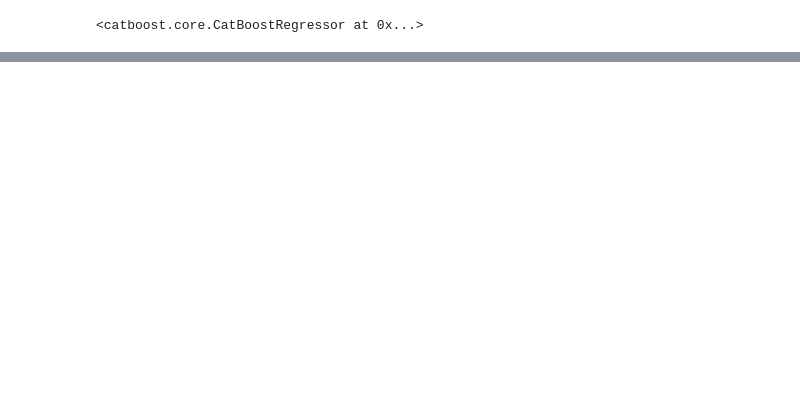
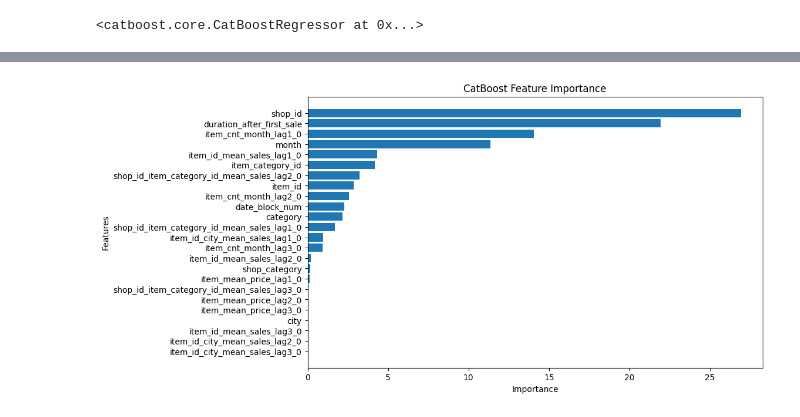
Before and after one commit to DKAvocad00/FutureSales, a Jupyter notebook: notebooks/modeling.ipynb, the cells around one changed output, grey strips where cells are left out. Saved outputs shown, nothing was run; the diff lists cells and outputs as text; code cells hidden in the pictures; blank space fills up the shorter version.

```diff
--- a/notebooks/modeling.ipynb
+++ b/notebooks/modeling.ipynb
@@ -159,0 +180,6 @@ expl = Explainability(model, )
+# %%
+fi = FeatureImportance(model=model, df=df, validation_dict=validation_dict)
+# %%
+fi.feature_importance_visualize()
+# %% [output]
+[figure, added]
```
Also changed, not shown: parts of 10 cells of this notebook, 8 other files.
